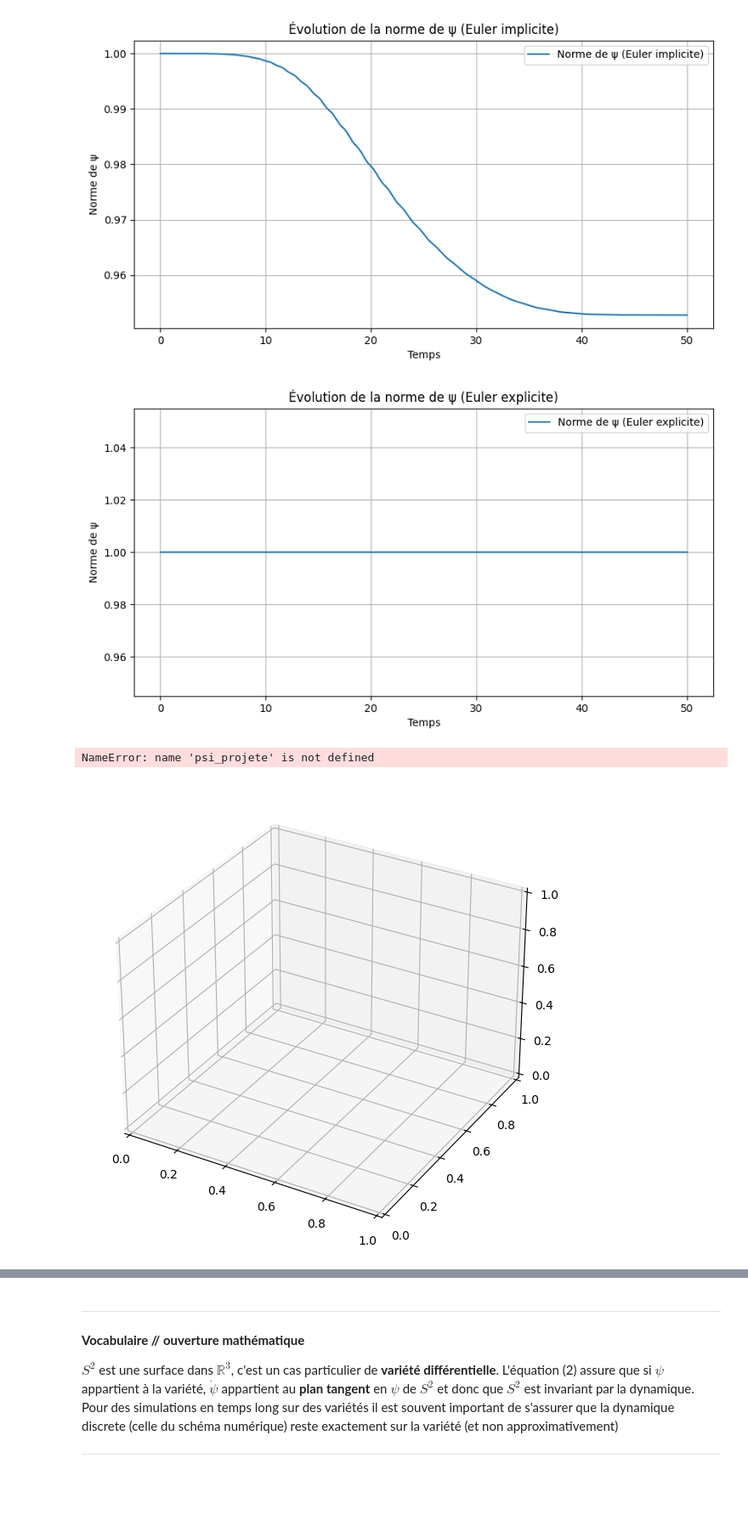
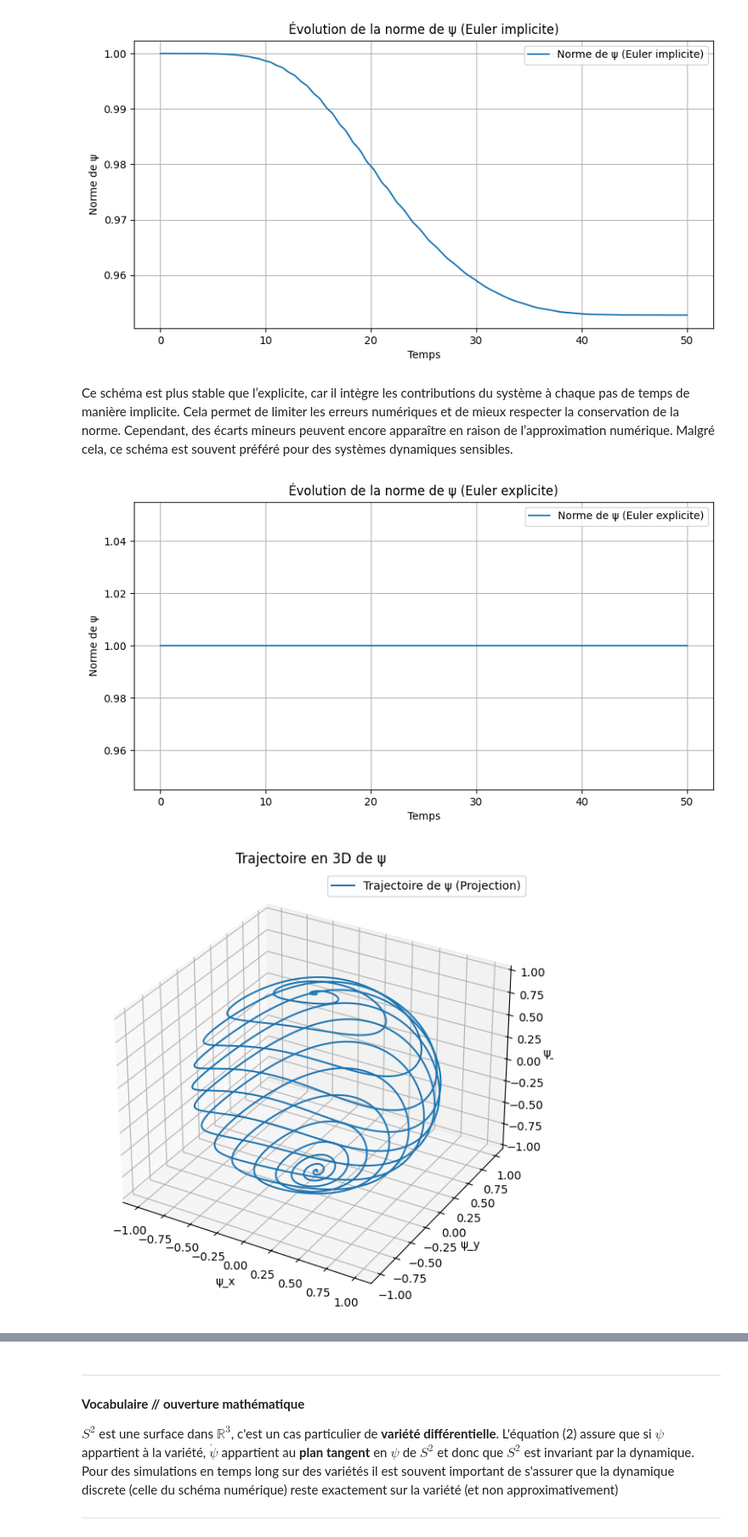
Before and after one commit to HBoiarsky/DM-equadiffs, a Jupyter notebook: Projet-2024.ipynb, the cells around one changed output, grey strips where cells are left out. Shown at 85% size. Saved outputs shown, nothing was run; the diff lists cells and outputs as text; code cells hidden in the pictures; blank space fills up the shorter version.

```diff
--- a/Projet-2024.ipynb
+++ b/Projet-2024.ipynb
@@ -291,6 +301,8 @@ plt.grid()
 plt.show()
 # %% [output]
 [figure]
+# %% [markdown]
+Ce schéma est plus stable que l’explicite, car il intègre les contributions du système à chaque pas de temps de manière implicite. Cela permet de limiter les erreurs numériques et de mieux respecter la conservation de la norme. Cependant, des écarts mineurs peuvent encore apparaître en raison de l’approximation numérique. Malgré cela, ce schéma est souvent préféré pour des systèmes dynamiques sensibles.
 # %%
 # Schéma d'Euler explicite avec projection
 def euler_explicit(psi_0, t_0, t_f, E, delta, dt):
@@ -305,33 +317,32 @@ def euler_explicit(psi_0, t_0, t_f, E, delta, dt):
         psi[i] = psi_next / np.linalg.norm(psi_next)
     return times, psi
 
 # Résolution et tracé
 times, psi_explicit = euler_explicit(psi_0, t_0, t_f, E, delta, dt)
 
 # Norme de ψ
 norms_explicit = np.linalg.norm(psi_explicit, axis=1)
 
 plt.figure(figsize=(10, 5))
 plt.plot(times, norms_explicit, label="Norme de ψ (Euler explicite)")
 plt.xlabel("Temps")
 plt.ylabel("Norme de ψ")
 plt.legend()
 plt.title("Évolution de la norme de ψ (Euler explicite)")
 plt.grid()
 plt.show()
 
 
 # Tracé de la trajectoire en 3D
 fig = plt.figure(figsize=(10, 7))
 ax = fig.add_subplot(111, projection='3d')
-ax.plot(psi_projete[:, 0], psi_projete[:, 1], psi_projete[:, 2], label="Trajectoire de ψ (Projection)")
+ax.plot(psi_explicit[:, 0], psi_explicit[:, 1], psi_explicit[:, 2], label="Trajectoire de ψ (Projection)")
 ax.set_xlabel("ψ_x")
 ax.set_ylabel("ψ_y")
 ax.set_zlabel("ψ_z")
 ax.legend()
 plt.title("Trajectoire en 3D de ψ")
 plt.show()
 # %% [output]
 [figure]
-NameError: name 'psi_projete' is not defined
-[figure, old version]
+[figure, new version]
```
Also changed, not shown: parts of 12 cells of this notebook.
